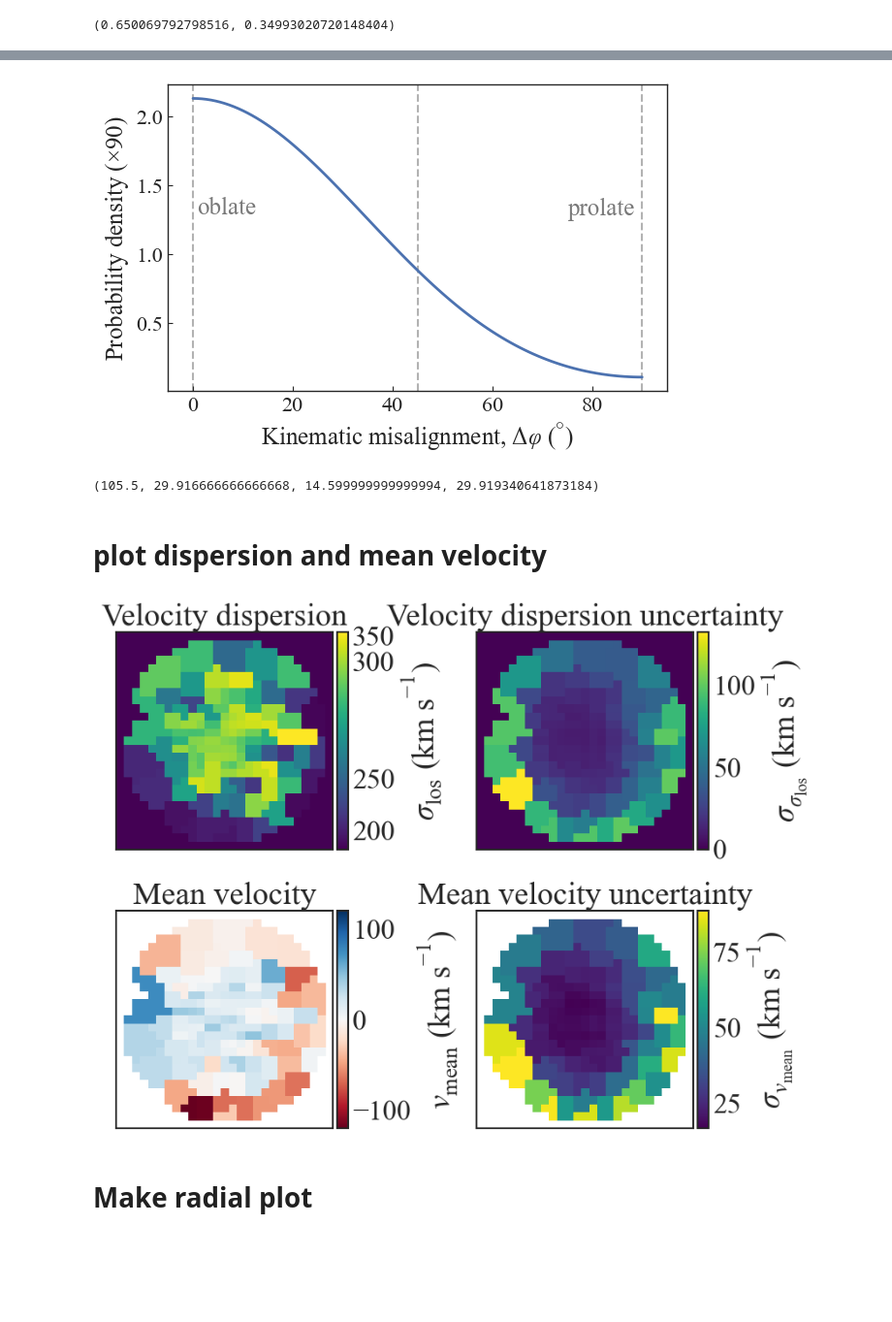
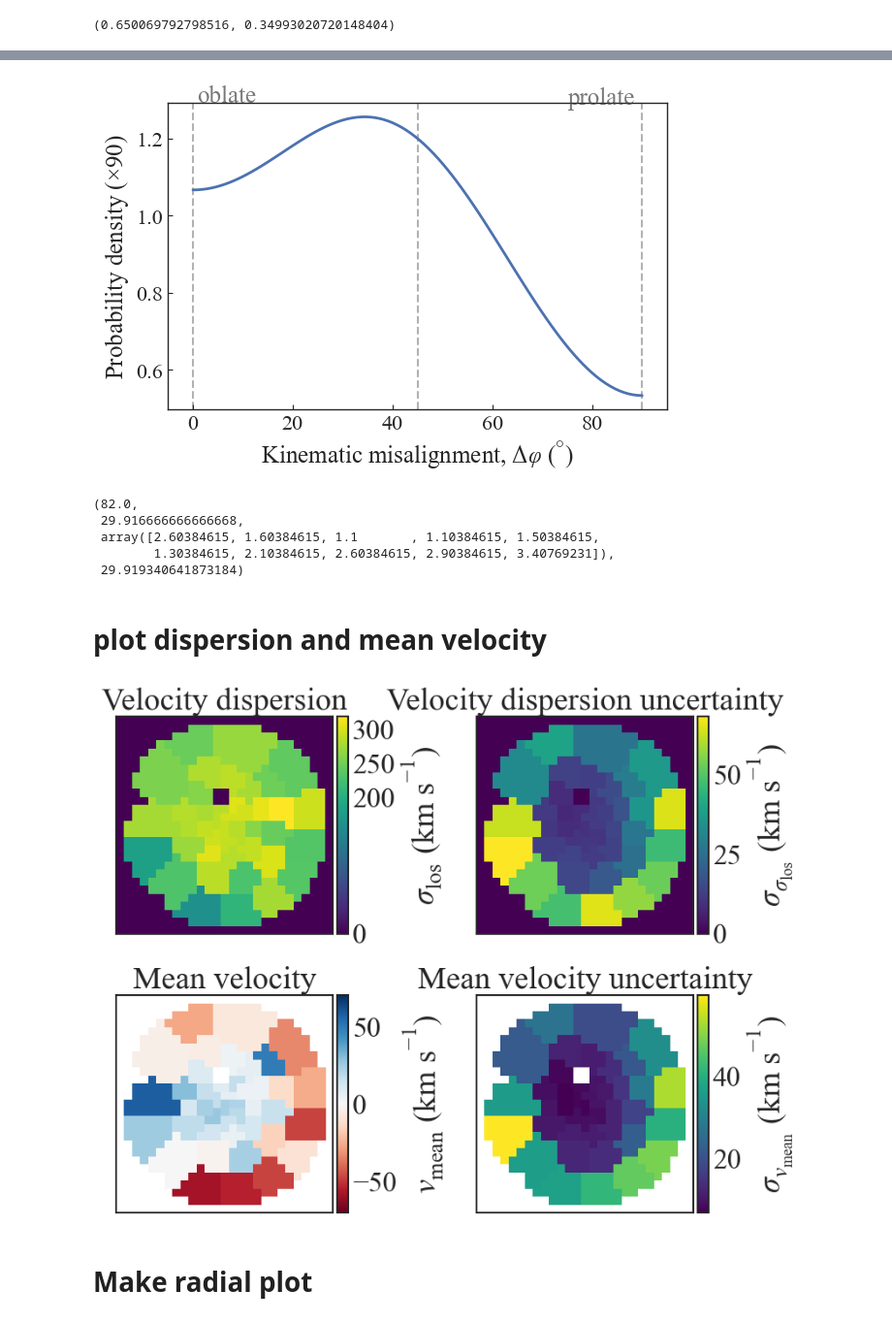
Before and after one commit to TDCOSMO/RXJ1131_KCWI, a Jupyter notebook: Plot kinematic maps, get obltateness probibility, radial profile .ipynb, the cells around one changed output, grey strips where cells are left out. Shown at 97% size. Saved outputs shown, nothing was run; the diff lists cells and outputs as text; code cells hidden in the pictures; blank space fills up the shorter version.

```diff
--- a/Plot kinematic maps, get obltateness probibility, radial profile .ipynb
+++ b/Plot kinematic maps, get obltateness probibility, radial profile .ipynb
@@ -7,7 +10,7 @@ from data_util import *
 # %% [markdown]
 ## load velocity dispersion and velocity
 # %%
-snr_per_bin = 15
+snr_per_bin = 24
 file_id = './data_products/systematic_marginalized_velocity_dispersion_snr_per_bin_{}'.format(snr_per_bin)
 
 binned_dispersion = np.loadtxt(file_id+'_mean.txt')
@@ -532,11 +539,15 @@ t = ax.text(75., 2.3/160.5*90, 'prolate', color=pf.cb_grey, alpha=0.7) #, transf
 #             bbox_inches='tight'
 #            )
 # %% [output]
-[figure, old version]
+[figure, new version]
 # %%
 180 - pa, sigma_pa/3., delta_pa, sig_pa
 # %% [output]
-(105.5, 29.916666666666668, 14.599999999999994, 29.919340641873184)
+(82.0,
+ 29.916666666666668,
+ array([2.60384615, 1.60384615, 1.1       , 1.10384615, 1.50384615,
+        1.30384615, 2.10384615, 2.60384615, 2.90384615, 3.40769231]),
+ 29.919340641873184)
 # %% [markdown]
 # plot dispersion and mean velocity
 # %%
@@ -568,7 +579,7 @@ fig, axes = plt.subplots(nrows=2, ncols=2, figsize=(9, 9))
 VD_2d = get_kinematics_maps(binned_dispersion, bin_mapping)
 dVD_2d = get_kinematics_maps(np.sqrt(np.diag(covariance)), bin_mapping)
 
-im = axes[0][0].imshow(VD_2d[9:36, 11:38], cmap='viridis', origin='lower', norm=norm)
+im = axes[0][0].imshow(VD_2d[9:36, 11:38], cmap='viridis', origin='lower') #, norm=norm)
 divider = make_axes_locatable(axes[0][0])
 cax = divider.append_axes('right', size='5%', pad='2%')
 cbar = plt.colorbar(im, cax=cax, label=r'$\sigma_{\rm los}$ (km s$^{-1}$)', ticks=[350, 300, 250, 200, 0])
@@ -580,35 +591,35 @@ im = axes[0][1].imshow(dVD_2d[9:36, 11:38], cmap='viridis', origin='lower') #, e
 divider = make_axes_locatable(axes[0][1])
 cax = divider.append_axes('right', size='5%', pad='2%')
 cbar = plt.colorbar(im, cax=cax, label=r'$\sigma_{\sigma_{\rm los}}$ (km s$^{-1}$)')
 axes[0][1].set_xticks([])
 axes[0][1].set_yticks([])
 axes[0][1].set_title('Velocity dispersion uncertainty')
 
-im = axes[1][0].imshow((V_2d-v_mean)[9:36, 11:38], cmap='RdBu', origin='lower', vmax=120, vmin=-120) #, extent=extent)
+im = axes[1][0].imshow((V_2d-v_mean)[9:36, 11:38], cmap='RdBu', origin='lower', vmax=70, vmin=-70) #, extent=extent)
 divider = make_axes_locatable(axes[1][0])
 cax = divider.append_axes('right', size='5%', pad='2%')
 cbar = plt.colorbar(im, cax=cax, label=r'$v_{\rm mean}$ (km s$^{-1}$)')
 axes[1][0].set_xticks([])
 axes[1][0].set_yticks([])
 axes[1][0].set_title('Mean velocity')
 
 im = axes[1][1].imshow(dV_2d[9:36, 11:38], cmap='viridis', origin='lower') #, extent=extent)
 divider = make_axes_locatable(axes[1][1])
 cax = divider.append_axes('right', size='5%', pad='2%')
 cbar = plt.colorbar(im, cax=cax, label=r'$\sigma_{v_{\rm mean}}$ (km s$^{-1}$)')
 axes[1][1].set_xticks([])
 axes[1][1].set_yticks([])
 axes[1][1].set_title('Mean velocity uncertainty')
 
 
 #fig.tight_layout()
 plt.subplots_adjust(wspace=.55, hspace=-.1)
 
 fig.savefig('/Users/ajshajib/Dropbox/Papers_Proposals/rxj1131_kcwi/figures/velocity_dispersion_maps.pdf',
             bbox_inches='tight'
            )
 # %% [output]
-[figure, old version]
+[figure, new version]
 # %% [markdown]
 # Make radial plot
 # %%
```
Also changed, not shown: parts of 14 cells of this notebook, 12 other files.
